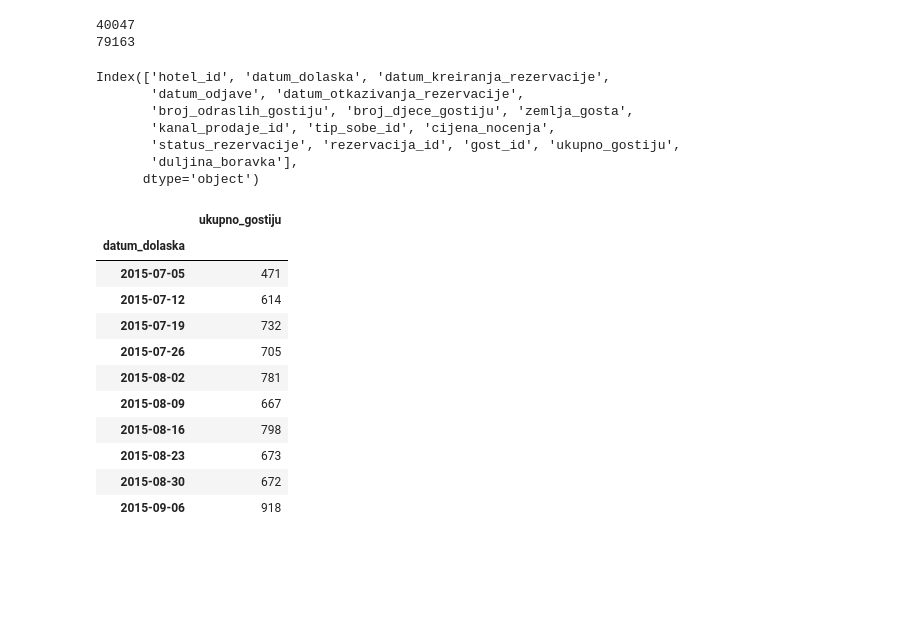
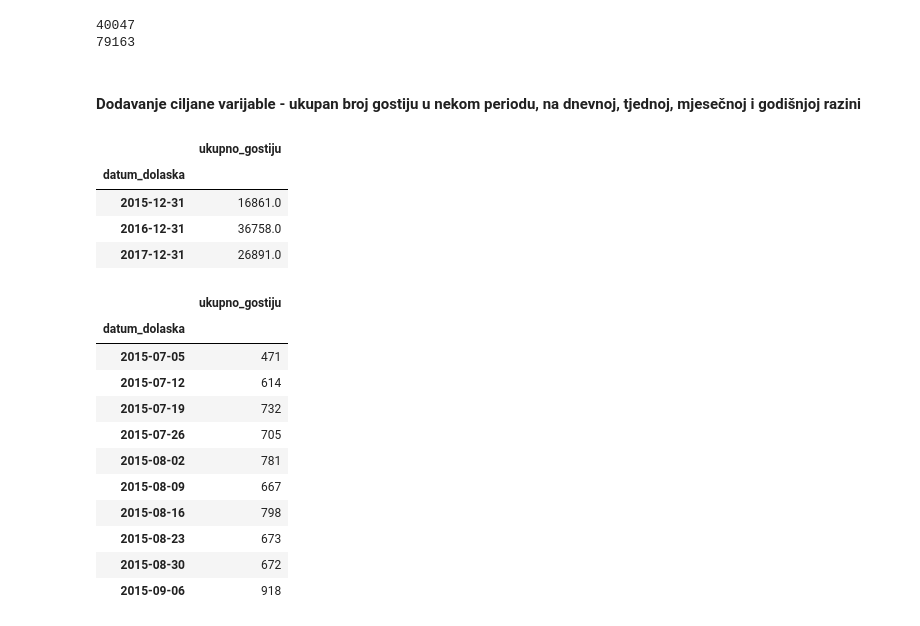
Before and after one commit to MarkoHaralovic/Prediction-of-Hotel-Occupancy, a Jupyter notebook: prediction-of-hotel-occupancy/notebooks/ARIMA_weekly_occupancy_prediction.ipynb, the cells around one changed output. Saved outputs shown, nothing was run; the diff lists cells and outputs as text; code cells hidden in the pictures; blank space fills up the shorter version.

```diff
--- a/prediction-of-hotel-occupancy/notebooks/ARIMA_weekly_occupancy_prediction.ipynb
+++ b/prediction-of-hotel-occupancy/notebooks/ARIMA_weekly_occupancy_prediction.ipynb
@@ -212,14 +207,18 @@ print(len(dataCity))
 # %% [output]
 40047
 79163
-# %%
-dataResort.columns
-# %% [output]
-Index(['hotel_id', 'datum_dolaska', 'datum_kreiranja_rezervacije',
-       'datum_odjave', 'datum_otkazivanja_rezervacije',
-       'broj_odraslih_gostiju', 'broj_djece_gostiju', 'zemlja_gosta',
-       'kanal_prodaje_id', 'tip_sobe_id', 'cijena_nocenja',
-       'status_rezervacije', 'rezervacija_id', 'gost_id', 'ukupno_gostiju',
-       'duljina_boravka'],
-      dtype='object')
+# %% [markdown]
+#### Dodavanje ciljane varijable - ukupan broj gostiju u nekom periodu, na dnevnoj, tjednoj, mjesečnoj i godišnjoj razini
+# %%
+
+NumberOfGuestsResort = dataResort[['datum_dolaska', 'ukupno_gostiju']]
+NumberOfGuestsYearlyResort = dataResort['ukupno_gostiju'].groupby(dataResort['datum_dolaska']).sum()
+NumberOfGuestsYearlyResort  = NumberOfGuestsYearlyResort .resample('y').sum().to_frame()
+NumberOfGuestsYearlyResort .head(10)
+# %% [output]
+|  | ukupno_gostiju |
+| datum_dolaska |  |
+| 2015-12-31 | 16861.0 |
+| 2016-12-31 | 36758.0 |
+| 2017-12-31 | 26891.0 |
 # %%
```
Also changed, not shown: parts of 9 cells of this notebook.
